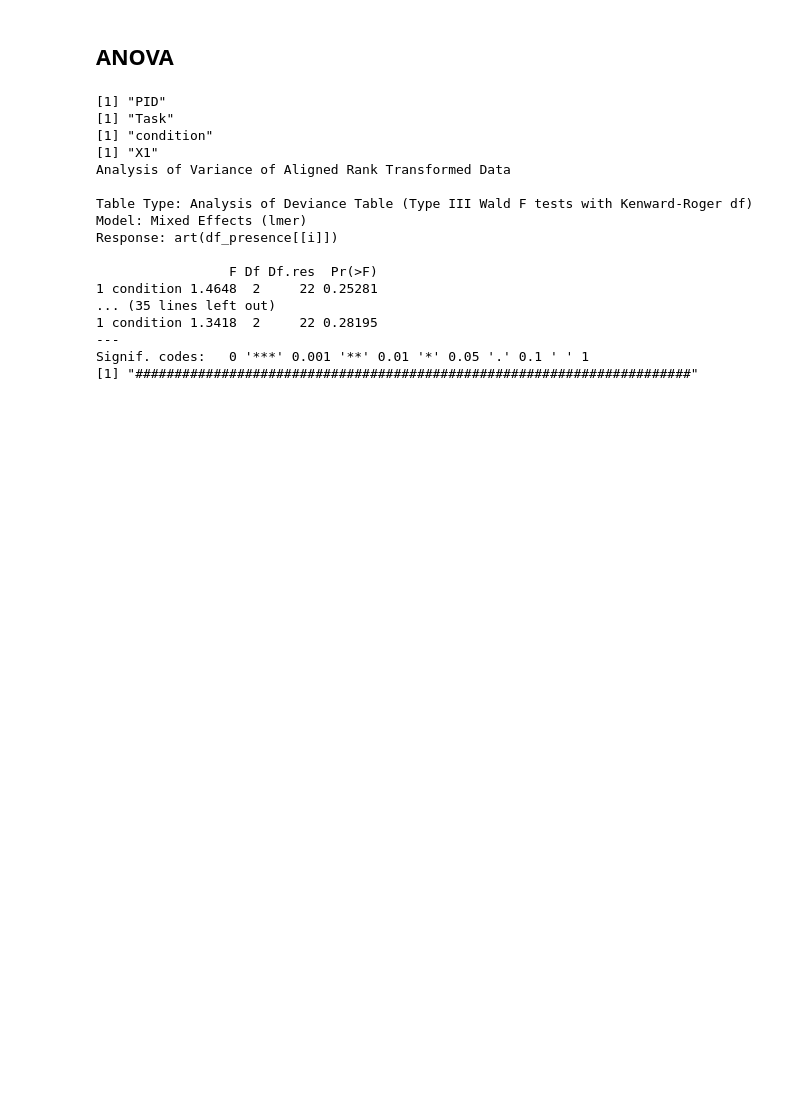
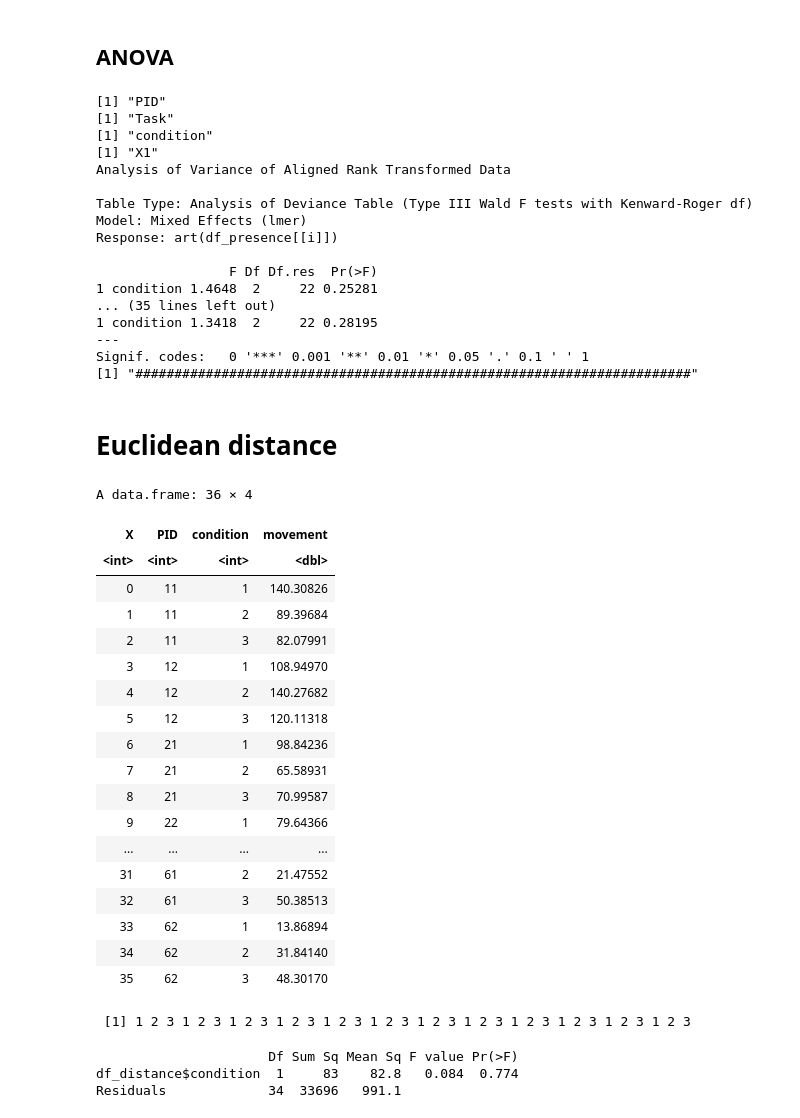
Before and after one commit to J0ekr/VR-Project-MeetingStudy, a Jupyter notebook: eval/StatisitcalTests.ipynb, the cells around one changed output. Saved outputs shown, nothing was run; the diff lists cells and outputs as text; code cells hidden in the pictures; blank space fills up the shorter version.

```diff
--- a/eval/StatisitcalTests.ipynb
+++ b/eval/StatisitcalTests.ipynb
@@ -161,3 +161,40 @@ Response: art(df_presence[[i]])
 ---
 Signif. codes:   0 '***' 0.001 '**' 0.01 '*' 0.05 '.' 0.1 ' ' 1
 [1] "#######################################################################"
+# %% [markdown]
+# Euclidean distance
+# %%
+df_distance <- read.csv("distance.csv")
+df_distance
+# %% [output]
+A data.frame: 36 × 4
+| X | PID | condition | movement |
+| <int> | <int> | <int> | <dbl> |
+| 0 | 11 | 1 | 140.30826 |
+| 1 | 11 | 2 | 89.39684 |
+| 2 | 11 | 3 | 82.07991 |
+| 3 | 12 | 1 | 108.94970 |
+| 4 | 12 | 2 | 140.27682 |
+| 5 | 12 | 3 | 120.11318 |
+| 6 | 21 | 1 | 98.84236 |
+| 7 | 21 | 2 | 65.58931 |
+| 8 | 21 | 3 | 70.99587 |
+| 9 | 22 | 1 | 79.64366 |
+| ... | ... | ... | ... |
+| 31 | 61 | 2 | 21.47552 |
+| 32 | 61 | 3 | 50.38513 |
+| 33 | 62 | 1 | 13.86894 |
+| 34 | 62 | 2 | 31.84140 |
+| 35 | 62 | 3 | 48.30170 |
+# %%
+df_distance$condition
+# %% [output]
+ [1] 1 2 3 1 2 3 1 2 3 1 2 3 1 2 3 1 2 3 1 2 3 1 2 3 1 2 3 1 2 3 1 2 3 1 2 3
+# %%
+dist.aov <- aov(df_distance$movement ~ df_distance$condition, data = df_distance)
+# Summary of the analysis
+summary(dist.aov)
+# %% [output]
+                      Df Sum Sq Mean Sq F value Pr(>F)
+df_distance$condition  1     83    82.8   0.084  0.774
+Residuals             34  33696   991.1
```
Also changed, not shown: 10 other files.
